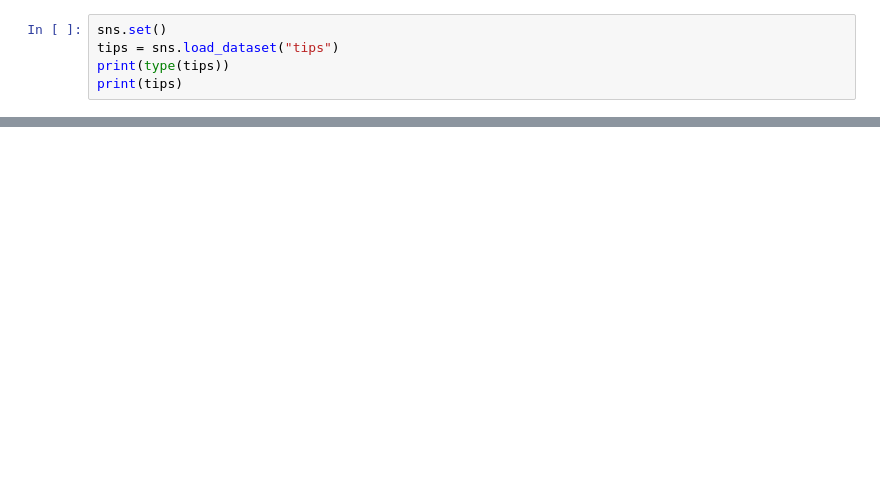
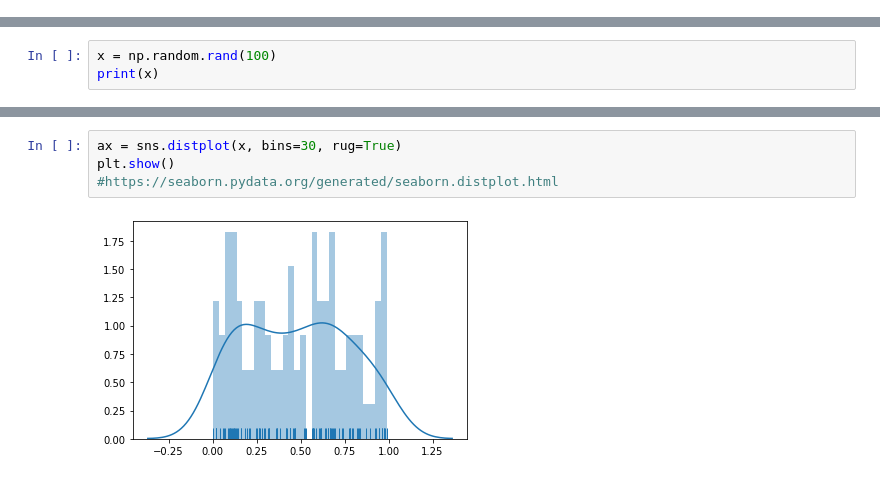
Before and after one commit to ulrikSebastienR/Colab-python-diaries, a Jupyter notebook: bb_seaborn.ipynb, the cells around one changed output, grey strips where cells are left out. Drawn from its saved outputs; the diff is of its cells as text; blank space fills up the shorter version.

```diff
--- a/bb_seaborn.ipynb
+++ b/bb_seaborn.ipynb
@@ -7,5 +2,0 @@ import seaborn as sns
-# %%
-sns.set()
-tips = sns.load_dataset("tips")
-print(type(tips))
-print(tips)
@@ -52,0 +125,3 @@ sns.relplot(x='total_bill',y='tip', col = 'time', kind = 'line', hue = 'smoker',
+# %%
+x = np.random.rand(100)
+print(x)
@@ -52,0 +146,6 @@ sns.relplot(x='total_bill',y='tip', col = 'time', kind = 'line', hue = 'smoker',
+# %%
+ax = sns.distplot(x, bins=30, rug=True)
+plt.show()
+#https://seaborn.pydata.org/generated/seaborn.distplot.html
+# %% [output]
+[figure, added]
```
Also changed, not shown: parts of 22 cells of this notebook.
